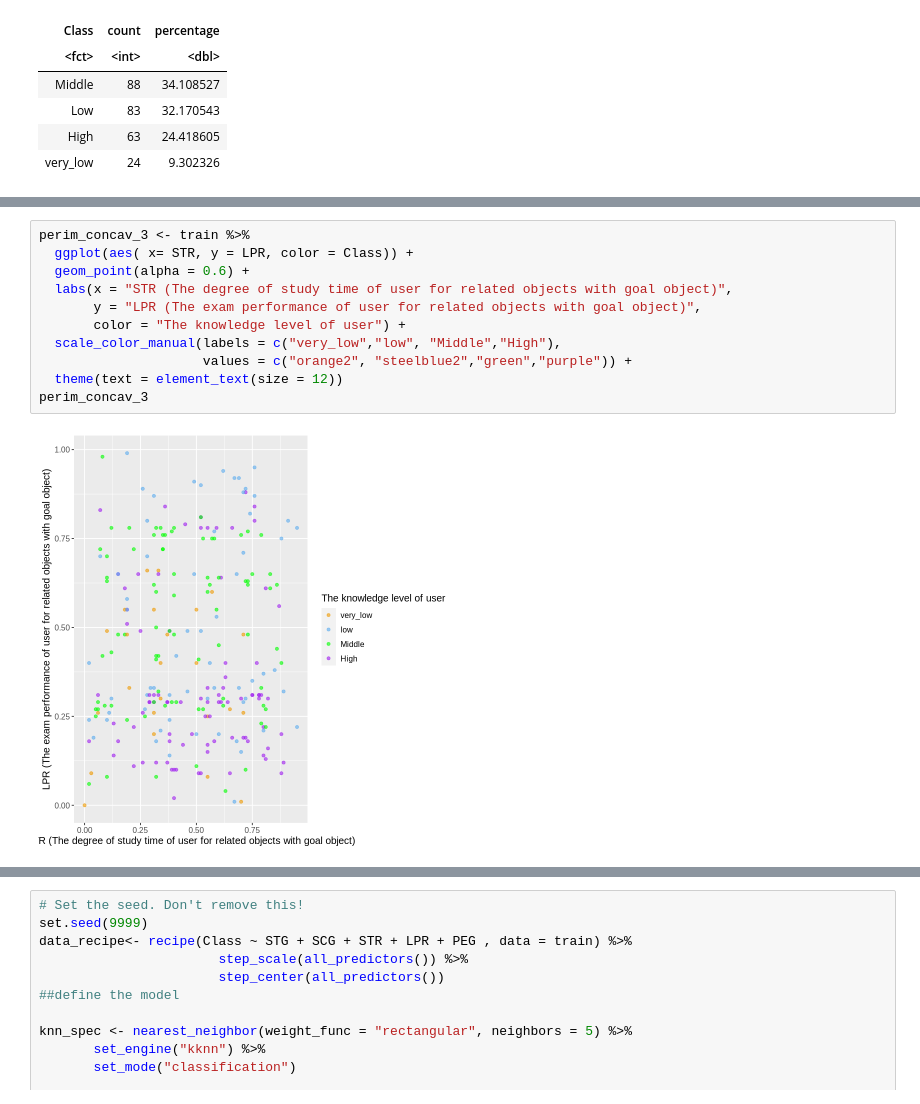
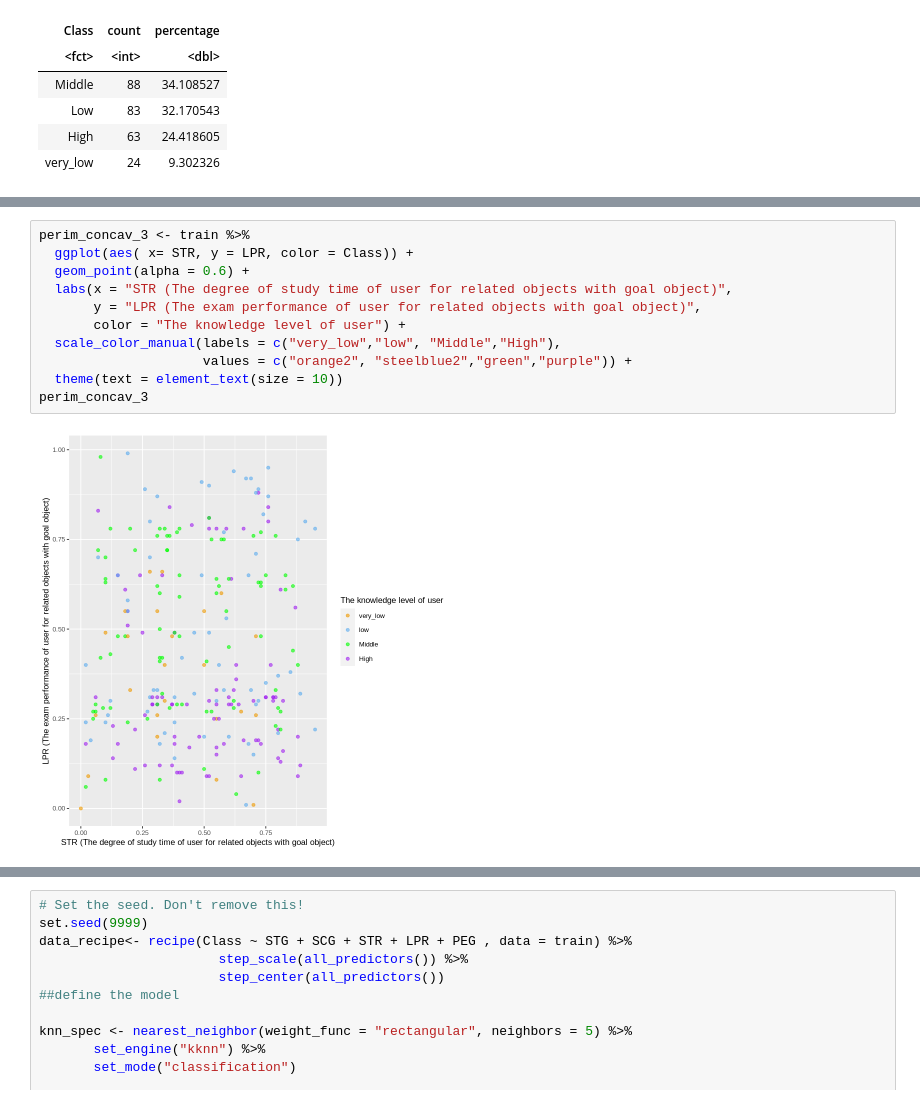
Before and after one commit to YitongZhang01/User-Knowledg-Level-Modelling-and-Analysis, a Jupyter notebook: group_project.ipynb, the cells around one changed output, grey strips where cells are left out. Drawn from its saved outputs; the diff is of its cells as text.

```diff
--- a/group_project.ipynb
+++ b/group_project.ipynb
@@ -78,16 +78,16 @@ perim_concav_2
 # %%
 perim_concav_3 <- train %>%
   ggplot(aes( x= STR, y = LPR, color = Class)) +
   geom_point(alpha = 0.6) +
   labs(x = "STR (The degree of study time of user for related objects with goal object)",
        y = "LPR (The exam performance of user for related objects with goal object)",
        color = "The knowledge level of user") +
   scale_color_manual(labels = c("very_low","low", "Middle","High"),
                      values = c("orange2", "steelblue2","green","purple")) +
-  theme(text = element_text(size = 12))
+  theme(text = element_text(size = 10))
 perim_concav_3
 # %% [output]
-[figure, old version]
+[figure, new version]
 # %%
 perim_concav_4 <- train %>%
   ggplot(aes(x = LPR, y = PEG, color = Class)) +
```
Also changed, not shown: parts of 3 cells of this notebook, 1 other file.
